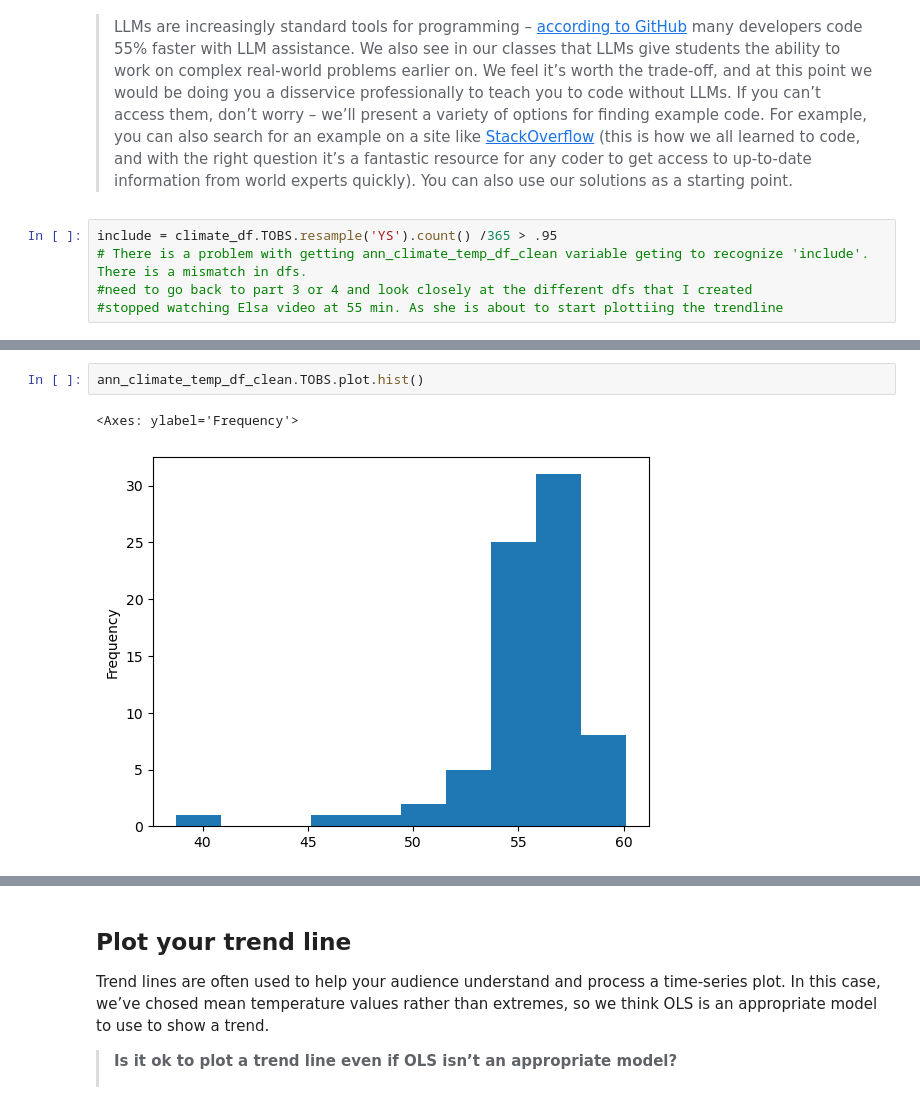
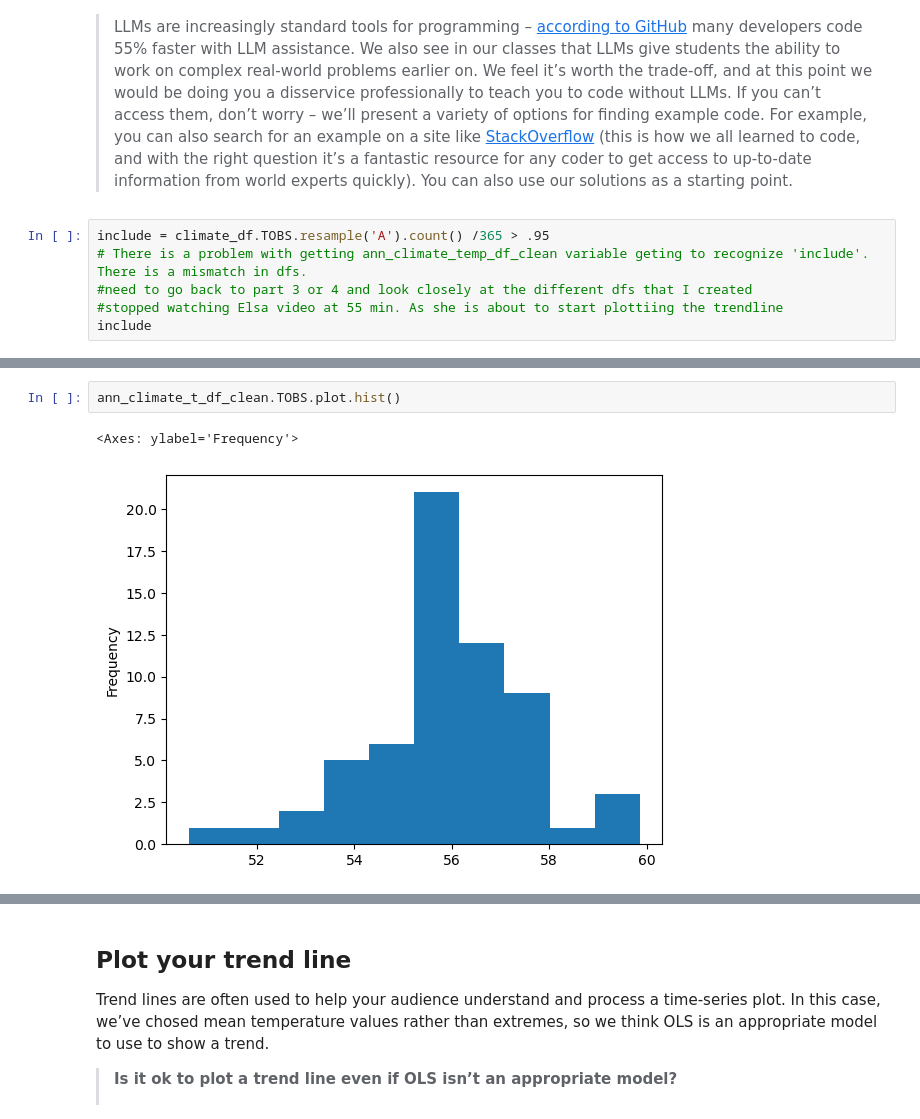
Before and after one commit to earthlab-education/climate-coding-challenge-sear2701, a Jupyter notebook: 05-climate-coding-challenge.ipynb, the cells around one changed output, grey strips where cells are left out. Saved outputs shown, nothing was run; the diff lists cells and outputs as text.

```diff
--- a/05-climate-coding-challenge.ipynb
+++ b/05-climate-coding-challenge.ipynb
@@ -139,7 +139,8 @@ from sklearn.linear_model import LinearRegression
 > for any coder to get access to up-to-date information from world
 > experts quickly). You can also use our solutions as a starting point.
 # %%
-include = climate_df.TOBS.resample('YS').count() /365 > .95
+include = climate_df.TOBS.resample('A').count() /365 > .95
 # There is a problem with getting ann_climate_temp_df_clean variable geting to recognize 'include'. There is a mismatch in dfs.
 #need to go back to part 3 or 4 and look closely at the different dfs that I created
 #stopped watching Elsa video at 55 min. As she is about to start plottiing the trendline
+include
@@ -175,6 +206,6 @@ IndexingError: Unalignable boolean Series provided as indexer (index of the bool
 # %%
-ann_climate_temp_df_clean.TOBS.plot.hist()
+ann_climate_t_df_clean.TOBS.plot.hist()
 # %% [output]
 <Axes: ylabel='Frequency'>
-[figure, old version]
+[figure, new version]
 # %%
```
Also changed, not shown: parts of 12 cells of this notebook.
